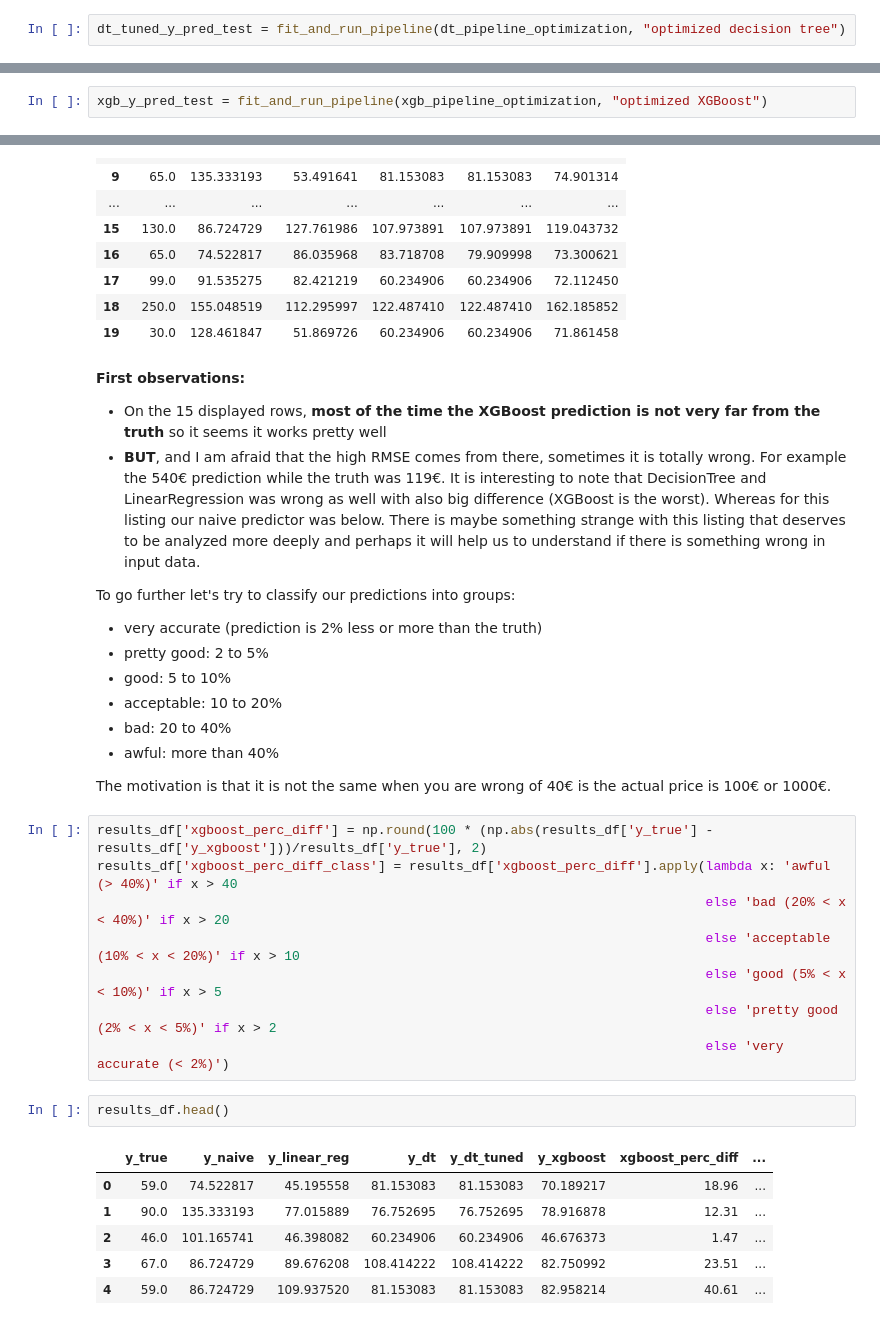
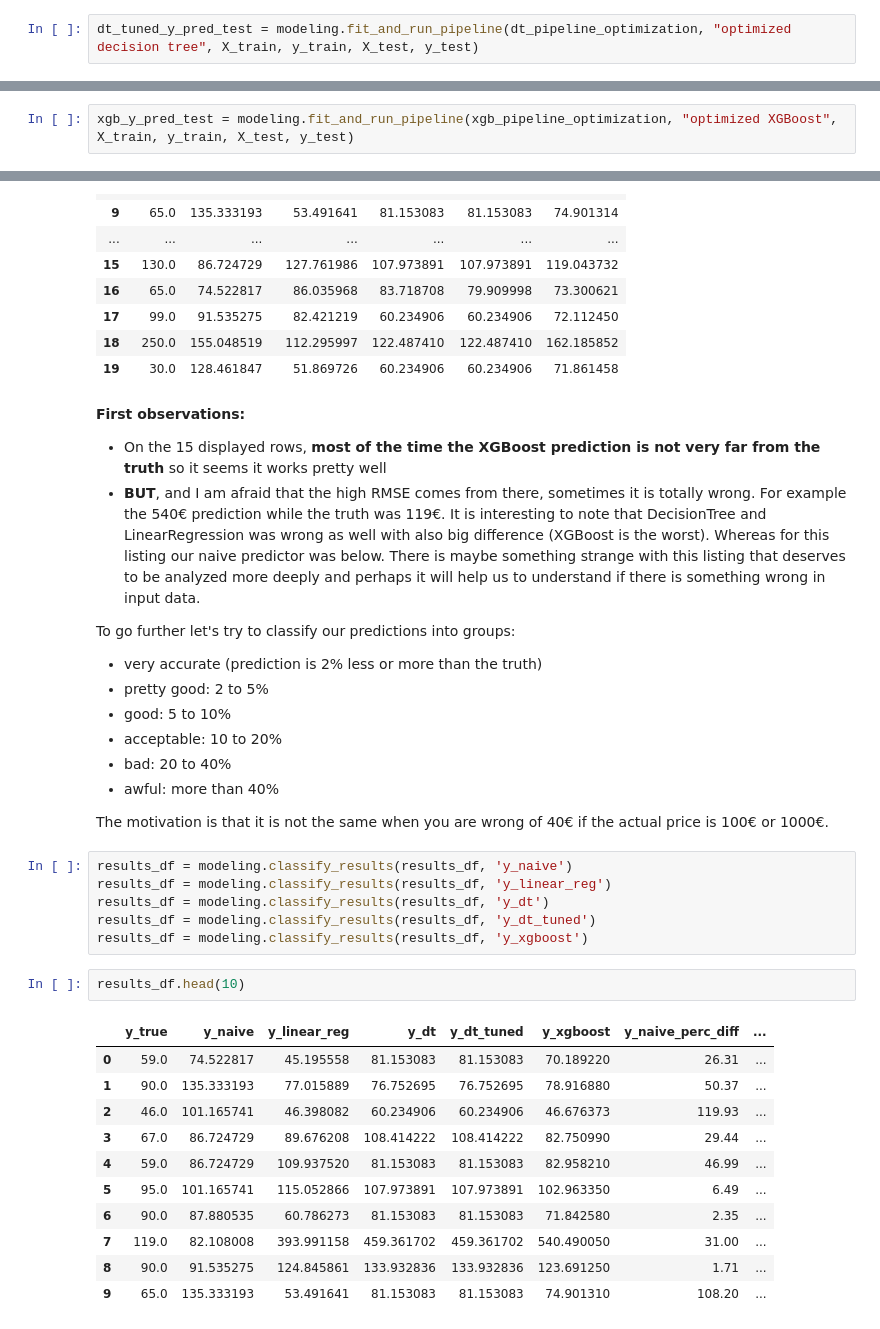
Before and after one commit to nidragedd/udadsnd-p4-airbnb_inside, a Jupyter notebook: notebook/4_Modeling.ipynb, the cells around one changed output, grey strips where cells are left out. Saved outputs shown, nothing was run; the diff lists cells and outputs as text.

Commit message:
Modeling + Tuning

```diff
--- a/notebook/4_Modeling.ipynb
+++ b/notebook/4_Modeling.ipynb
@@ -288,7 +264,7 @@ dt_pipeline_optimization = Pipeline(steps=[
         scoring='neg_mean_squared_error', refit=True, verbose=1)
     )])
 # %%
-dt_tuned_y_pred_test = fit_and_run_pipeline(dt_pipeline_optimization, "optimized decision tree")
+dt_tuned_y_pred_test = modeling.fit_and_run_pipeline(dt_pipeline_optimization, "optimized decision tree", X_train, y_train, X_test, y_test)
 # %% [output]
 Fitting 10 folds for each of 36 candidates, totalling 360 fits
 [Parallel(n_jobs=-1)]: Using backend LokyBackend with 8 concurrent workers.
@@ -335,7 +311,7 @@ xgb_pipeline_optimization = Pipeline(steps=[
         n_jobs=-1, cv=kf, scoring='neg_mean_squared_error', refit=True, verbose=1)
     )])
 # %%
-xgb_y_pred_test = fit_and_run_pipeline(xgb_pipeline_optimization, "optimized XGBoost")
+xgb_y_pred_test = modeling.fit_and_run_pipeline(xgb_pipeline_optimization, "optimized XGBoost", X_train, y_train, X_test, y_test)
 # %% [output]
 Fitting 5 folds for each of 36 candidates, totalling 180 fits
 [Parallel(n_jobs=-1)]: Using backend LokyBackend with 8 concurrent workers.
@@ -416,21 +393,24 @@ To go further let's try to classify our predictions into groups:
 * bad: 20 to 40%
 * awful: more than 40%
 
-The motivation is that it is not the same when you are wrong of 40€ is the actual price is 100€ or 1000€.
+The motivation is that it is not the same when you are wrong of 40€ if the actual price is 100€ or 1000€.
-# %%
-results_df['xgboost_perc_diff'] = np.round(100 * (np.abs(results_df['y_true'] - results_df['y_xgboost']))/results_df['y_true'], 2)
-results_df['xgboost_perc_diff_class'] = results_df['xgboost_perc_diff'].apply(lambda x: 'awful (> 40%)' if x > 40
-                                                                              else 'bad (20% < x < 40%)' if x > 20
-                                                                              else 'acceptable (10% < x < 20%)' if x > 10
-                                                                              else 'good (5% < x < 10%)' if x > 5
-                                                                              else 'pretty good (2% < x < 5%)' if x > 2
-                                                                              else 'very accurate (< 2%)')
+# %%
+results_df = modeling.classify_results(results_df, 'y_naive')
+results_df = modeling.classify_results(results_df, 'y_linear_reg')
+results_df = modeling.classify_results(results_df, 'y_dt')
+results_df = modeling.classify_results(results_df, 'y_dt_tuned')
+results_df = modeling.classify_results(results_df, 'y_xgboost')
 # %%
-results_df.head()
+results_df.head(10)
 # %% [output]
-|  | y_true | y_naive | y_linear_reg | y_dt | y_dt_tuned | y_xgboost | xgboost_perc_diff | ... |
-| 0 | 59.0 | 74.522817 | 45.195558 | 81.153083 | 81.153083 | 70.189217 | 18.96 | ... |
-| 1 | 90.0 | 135.333193 | 77.015889 | 76.752695 | 76.752695 | 78.916878 | 12.31 | ... |
-| 2 | 46.0 | 101.165741 | 46.398082 | 60.234906 | 60.234906 | 46.676373 | 1.47 | ... |
-| 3 | 67.0 | 86.724729 | 89.676208 | 108.414222 | 108.414222 | 82.750992 | 23.51 | ... |
-| 4 | 59.0 | 86.724729 | 109.937520 | 81.153083 | 81.153083 | 82.958214 | 40.61 | ... |
+|  | y_true | y_naive | y_linear_reg | y_dt | y_dt_tuned | y_xgboost | y_naive_perc_diff | ... |
+| 0 | 59.0 | 74.522817 | 45.195558 | 81.153083 | 81.153083 | 70.189220 | 26.31 | ... |
+| 1 | 90.0 | 135.333193 | 77.015889 | 76.752695 | 76.752695 | 78.916880 | 50.37 | ... |
+| 2 | 46.0 | 101.165741 | 46.398082 | 60.234906 | 60.234906 | 46.676373 | 119.93 | ... |
+| 3 | 67.0 | 86.724729 | 89.676208 | 108.414222 | 108.414222 | 82.750990 | 29.44 | ... |
+| 4 | 59.0 | 86.724729 | 109.937520 | 81.153083 | 81.153083 | 82.958210 | 46.99 | ... |
+| 5 | 95.0 | 101.165741 | 115.052866 | 107.973891 | 107.973891 | 102.963350 | 6.49 | ... |
+| 6 | 90.0 | 87.880535 | 60.786273 | 81.153083 | 81.153083 | 71.842580 | 2.35 | ... |
+| 7 | 119.0 | 82.108008 | 393.991158 | 459.361702 | 459.361702 | 540.490050 | 31.00 | ... |
+| 8 | 90.0 | 91.535275 | 124.845861 | 133.932836 | 133.932836 | 123.691250 | 1.71 | ... |
+| 9 | 65.0 | 135.333193 | 53.491641 | 81.153083 | 81.153083 | 74.901310 | 108.20 | ... |
```
Also changed, not shown: parts of 16 cells of this notebook, 12 other files.
